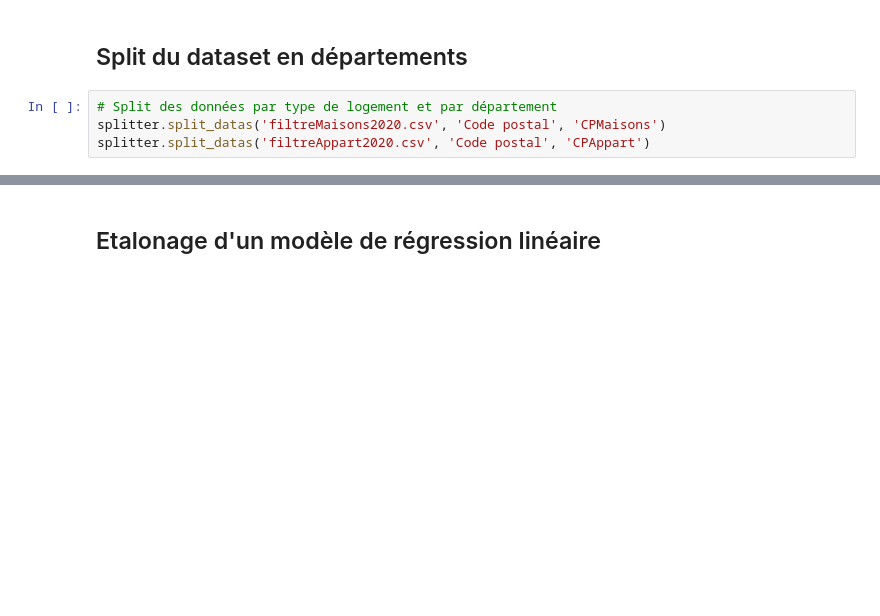
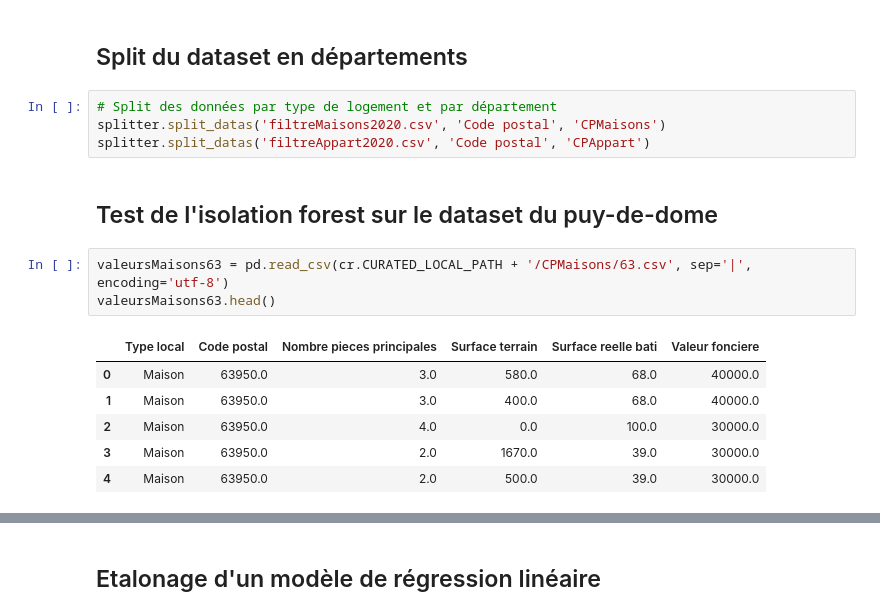
Before and after one commit to Twizzle1997/Immothep, a Jupyter notebook: src/notebookAppV2.ipynb, the cells around one changed output, grey strips where cells are left out. Saved outputs shown, nothing was run; the diff lists cells and outputs as text; blank space fills up the shorter version.

Commit message:
Update notebook and add isolation forest

```diff
--- a/src/notebookAppV2.ipynb
+++ b/src/notebookAppV2.ipynb
@@ -104,3 +118,15 @@ valeursApparts.to_csv(cr.CURATED_LOCAL_PATH + 'filtreAppart2020.csv', index=Fals
 # Split des données par type de logement et par département
 splitter.split_datas('filtreMaisons2020.csv', 'Code postal', 'CPMaisons')
 splitter.split_datas('filtreAppart2020.csv', 'Code postal', 'CPAppart')
+# %% [markdown]
+## Test de l'isolation forest sur le dataset du puy-de-dome
+# %%
+valeursMaisons63 = pd.read_csv(cr.CURATED_LOCAL_PATH + '/CPMaisons/63.csv', sep='|', encoding='utf-8')
+valeursMaisons63.head()
+# %% [output]
+|  | Type local | Code postal | Nombre pieces principales | Surface terrain | Surface reelle bati | Valeur fonciere |
+| 0 | Maison | 63950.0 | 3.0 | 580.0 | 68.0 | 40000.0 |
+| 1 | Maison | 63950.0 | 3.0 | 400.0 | 68.0 | 40000.0 |
+| 2 | Maison | 63950.0 | 4.0 | 0.0 | 100.0 | 30000.0 |
+| 3 | Maison | 63950.0 | 2.0 | 1670.0 | 39.0 | 30000.0 |
+| 4 | Maison | 63950.0 | 2.0 | 500.0 | 39.0 | 30000.0 |
```
Also changed, not shown: parts of 11 cells of this notebook, 3 other files.
